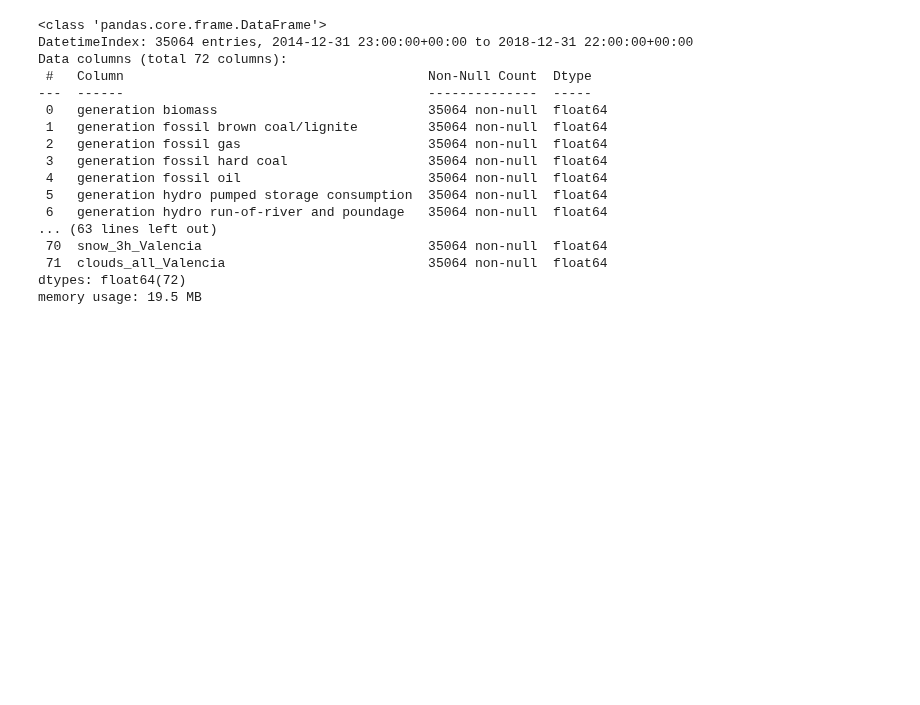
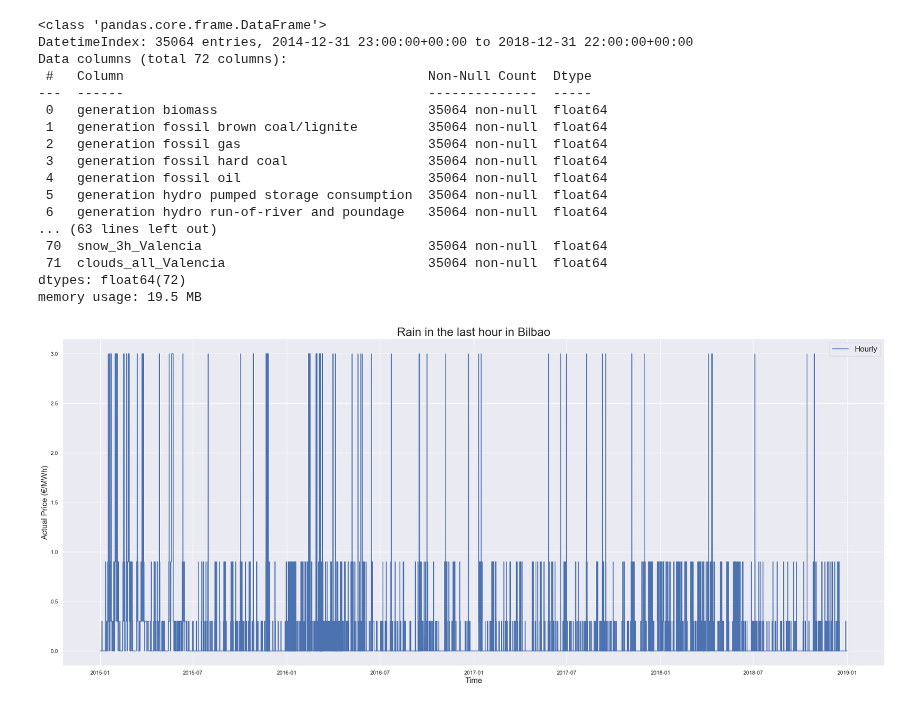
Before and after one commit to maxwebcloud/ep_forecasting, a Jupyter notebook: visualization.ipynb, the cells around one changed output. Saved outputs shown, nothing was run; the diff lists cells and outputs as text; code cells hidden in the pictures; blank space fills up the shorter version.

```diff
--- a/visualization.ipynb
+++ b/visualization.ipynb
@@ -54,3 +57,13 @@ Data columns (total 72 columns):
  71  clouds_all_Valencia                          35064 non-null  float64
 dtypes: float64(72)
 memory usage: 19.5 MB
+# %%
+# Plot the 'rain_1h' for Bilbao
+
+
+ax = plot_series(df_final, 'rain_1h_Bilbao',
+                 label='Hourly', ylabel='Actual Price (€/MWh)',
+                 title='Rain in the last hour sin Bilbao')
+plt.show()
+# %% [output]
+[figure, added]
```
Also changed, not shown: parts of 1 cell of this notebook.
